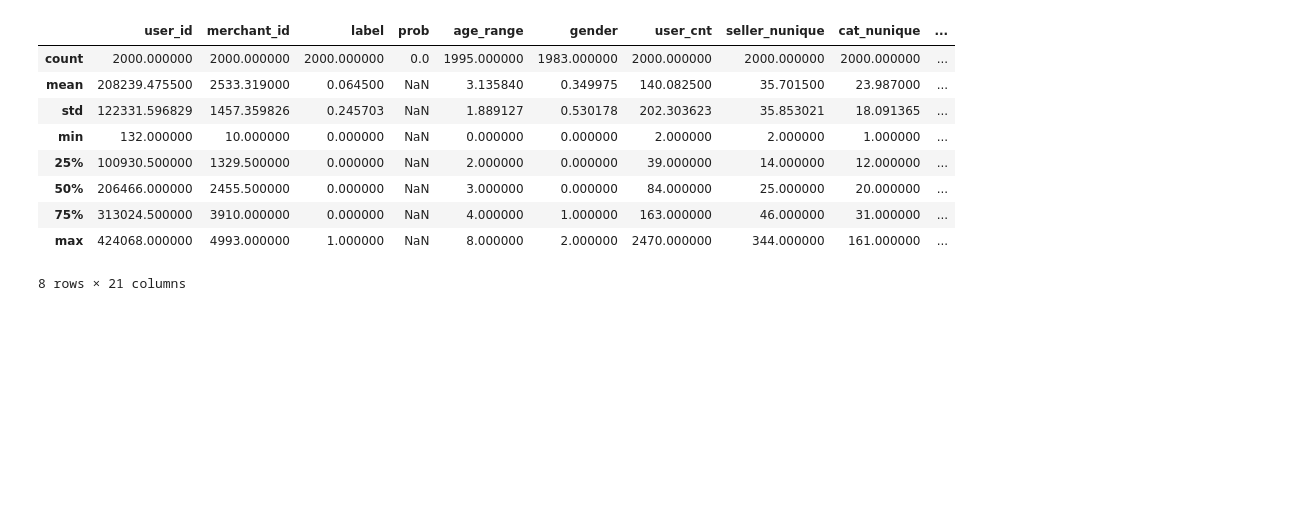
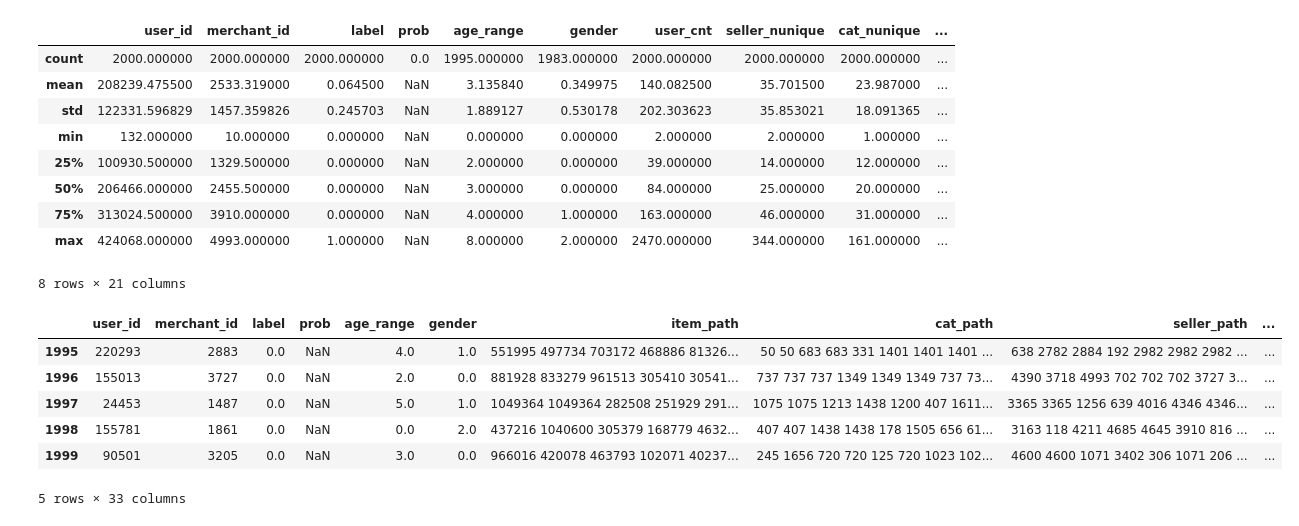
Before and after one commit to sunjiabin17/tianchi_competition, a Jupyter notebook: 天猫用户重复购买预测/特征工程.ipynb, the cells around one changed output. Drawn from its saved outputs; the diff is of its cells as text; code cells hidden in the pictures; blank space fills up the shorter version.

```diff
--- a/天猫用户重复购买预测/特征工程.ipynb
+++ b/天猫用户重复购买预测/特征工程.ipynb
@@ -372,7 +375,11 @@ def col_cnt_(df_data, columns_list, action_type):
             for col_ in columns_list:
                 if data_dict['action_type_path'][i_] == action_type:
                     data_txt += '_' + data_dict[col_][i_]
-            data_out.append(data_txt)
+            # 此处与书上不一样
+            if data_txt != '':
+                data_out.append(data_txt)
+            # if data_dict['action_type_path'][i_] == action_type:
+            #     data_out.append('_'+data_dict['action_type_path'][i_])
         return len(data_out)
     except:
         return -1
@@ -393,7 +400,9 @@ def col_nunique_(df_data, columns_list, action_type):
             for col_ in columns_list:
                 if data_dict['action_type_path'][i_] == action_type:
                     data_txt += '_' + data_dict[col_][i_]
-            data_out.append(data_txt)
+            # 此处课本与书上不一样
+            if data_txt != '':
+                data_out.append(data_txt)
         return len(set(data_out))
     except:
         return -1
@@ -417,0 +427,10 @@ all_data_test = user_col_cnt(all_data_test, ['seller_path'], '1', 'user_cnt_1')
+# %%
+all_data_test.tail()
+# %% [output]
+|  | user_id | merchant_id | label | prob | age_range | gender | item_path | cat_path | seller_path | ... |
+| 1995 | 220293 | 2883 | 0.0 | NaN | 4.0 | 1.0 | 551995 497734 703172 468886 81326... | 50 50 683 683 331 1401 1401 1401 ... | 638 2782 2884 192 2982 2982 2982 ... | ... |
+| 1996 | 155013 | 3727 | 0.0 | NaN | 2.0 | 0.0 | 881928 833279 961513 305410 30541... | 737 737 737 1349 1349 1349 737 73... | 4390 3718 4993 702 702 702 3727 3... | ... |
+| 1997 | 24453 | 1487 | 0.0 | NaN | 5.0 | 1.0 | 1049364 1049364 282508 251929 291... | 1075 1075 1213 1438 1200 407 1611... | 3365 3365 1256 639 4016 4346 4346... | ... |
+| 1998 | 155781 | 1861 | 0.0 | NaN | 0.0 | 2.0 | 437216 1040600 305379 168779 4632... | 407 407 1438 1438 178 1505 656 61... | 3163 118 4211 4685 4645 3910 816 ... | ... |
+| 1999 | 90501 | 3205 | 0.0 | NaN | 3.0 | 0.0 | 966016 420078 463793 102071 40237... | 245 1656 720 720 125 720 1023 102... | 4600 4600 1071 3402 306 1071 206 ... | ... |
+5 rows × 33 columns
```
Also changed, not shown: parts of 17 cells of this notebook.
